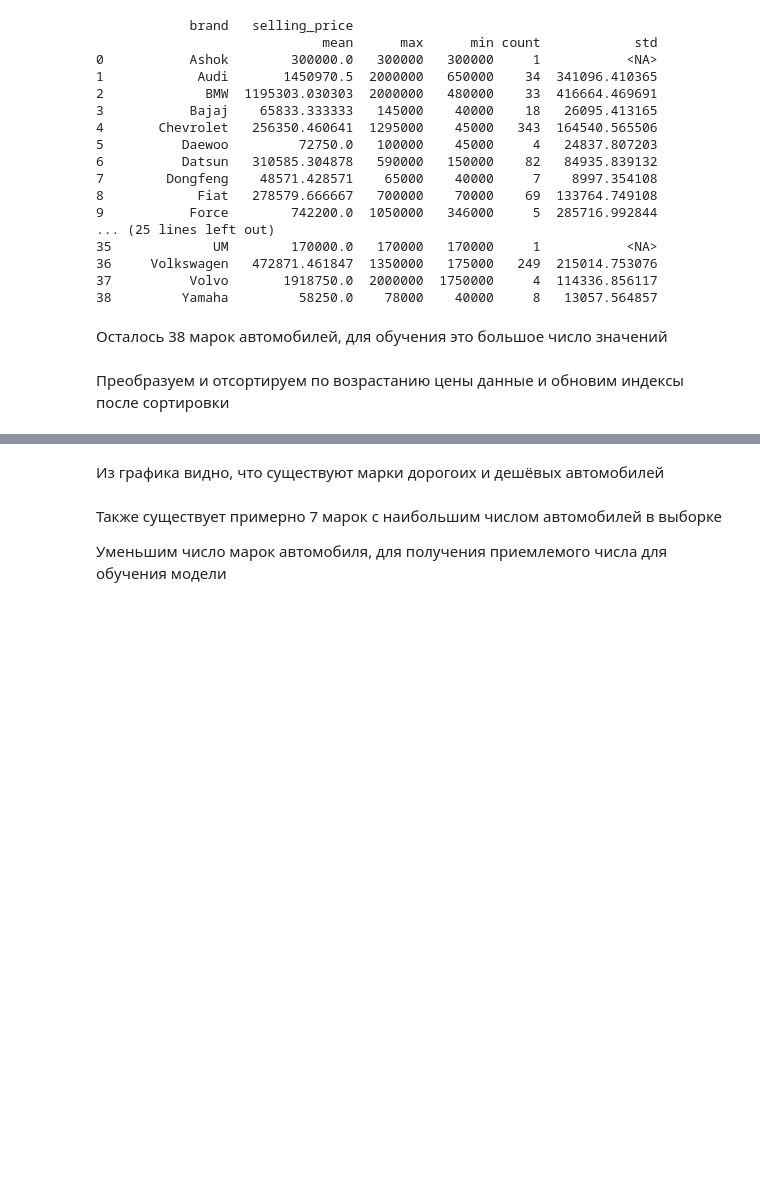
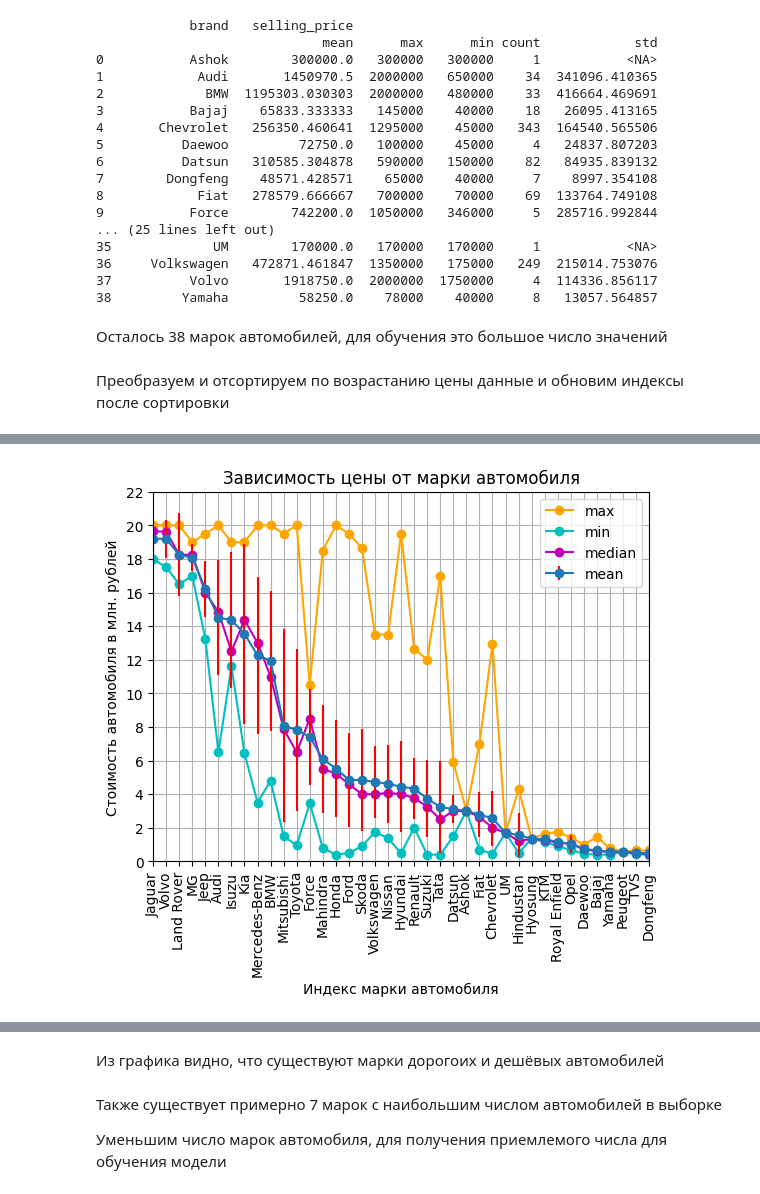
Before and after one commit to LlirikOknessu/tpu-8e21-ai-basis, a Jupyter notebook: Racheev/EDA_Racheev_1.01.ipynb, the cells around one changed output, grey strips where cells are left out. Drawn from its saved outputs; the diff is of its cells as text; code cells hidden in the pictures; blank space fills up the shorter version.

```diff
--- a/Racheev/EDA_Racheev_1.01.ipynb
+++ b/Racheev/EDA_Racheev_1.01.ipynb
@@ -1148,0 +1154,19 @@ plt.ylabel('Количество автомобилей в выборке')
+# %%
+fig, ax = plt.subplots()
+ax.plot(car_brand.index.to_series(),car_brand['sell_pr_max'], color='orange', marker='o', markersize=6)
+ax.plot(car_brand.index.to_series(),car_brand['sell_pr_min'], color='c', marker='o', markersize=6)
+#ax.plot(car_brand.index.to_series(),car_brand['sell_pr_mean'], color='g', marker='o', markersize=6)
+ax.plot(car_brand.index.to_series(),car_brand['sell_pr_median'], color='m', marker='o', markersize=6)
+ax.errorbar(car_brand.index.to_series(), car_brand['sell_pr_mean'], xerr=0, yerr=car_brand['sell_pr_std'], fmt='o-', ecolor='r')
+plt.xlabel('Индекс марки автомобиля') #Подпись для оси х
+plt.ylabel('Стоимость автомобиля в млн. рублей') #Подпись для оси y
+plt.title('Зависимость цены от марки автомобиля') #Название
+plt.xticks(rotation=90)
+ax.set(xlim=(0, 38), xticks=np.arange(0, 39, 1), xticklabels = car_brand['brand'],
+    ylim=(0, 2*math.pow(10,6)), yticks=np.arange(0, 12)*2*math.pow(10,5),
+       yticklabels=np.arange(0, 24, 2))
+ax.legend(['max', 'min','median', 'mean'])
+ax.grid()
+plt.show()
+# %% [output]
+[figure, added]
```
Also changed, not shown: parts of 144 cells of this notebook, 4 other files.
